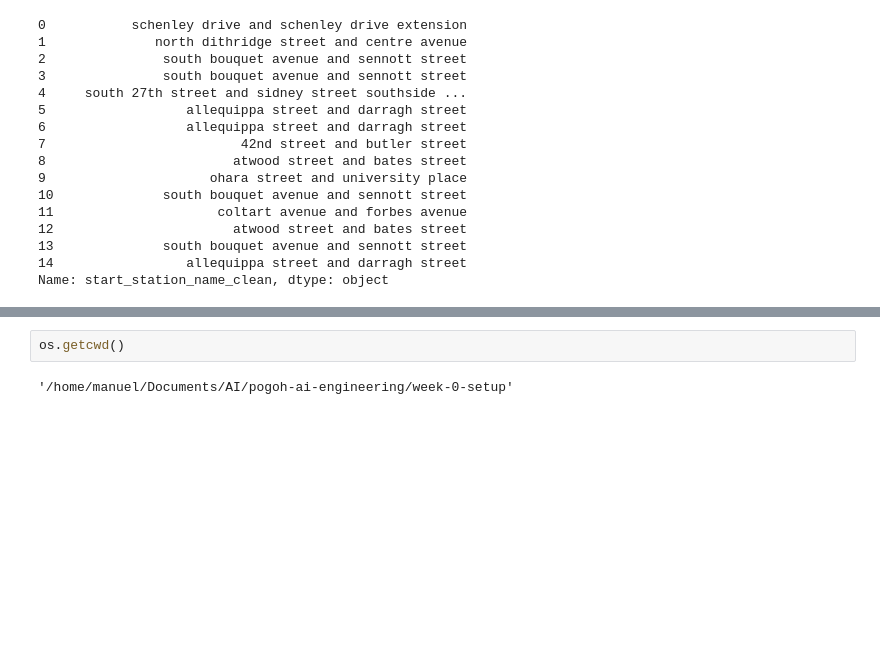
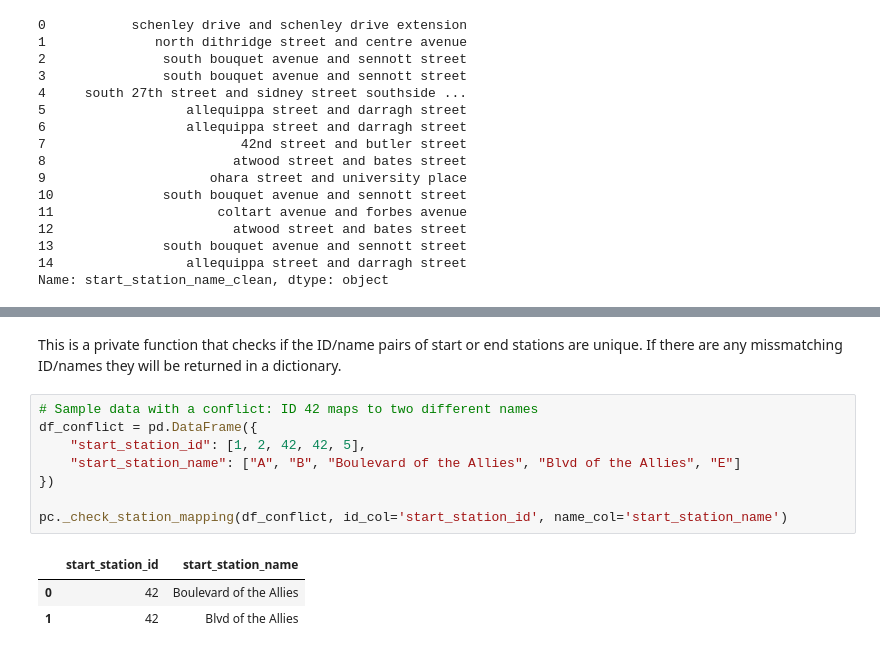
Before and after one commit to manuelgacos/pogoh-ai-engineering, a Jupyter notebook: week-0-setup/EDA_Note_2.ipynb, the cells around one changed output, grey strips where cells are left out. Saved outputs shown, nothing was run; the diff lists cells and outputs as text; blank space fills up the shorter version.

Commit message:
Update 6/17 Cleaning functions 1st batch

```diff
--- a/week-0-setup/EDA_Note_2.ipynb
+++ b/week-0-setup/EDA_Note_2.ipynb
@@ -352,4 +385,14 @@ Index(['closed_status', 'duration', 'start_station_id', 'start_date',
+# %% [markdown]
+This is a private function that checks if the ID/name pairs of start or end stations are unique. If there are any missmatching ID/names they will be returned in a dictionary.
 # %%
-os.getcwd()
+# Sample data with a conflict: ID 42 maps to two different names
+df_conflict = pd.DataFrame({
+    "start_station_id": [1, 2, 42, 42, 5],
+    "start_station_name": ["A", "B", "Boulevard of the Allies", "Blvd of the Allies", "E"]
+})
+
+pc._check_station_mapping(df_conflict, id_col='start_station_id', name_col='start_station_name')
 # %% [output]
-'/home/manuel/Documents/AI/pogoh-ai-engineering/week-0-setup'
+|  | start_station_id | start_station_name |
+| 0 | 42 | Boulevard of the Allies |
+| 1 | 42 | Blvd of the Allies |
```
Also changed, not shown: parts of 17 cells of this notebook, 1 other file.
